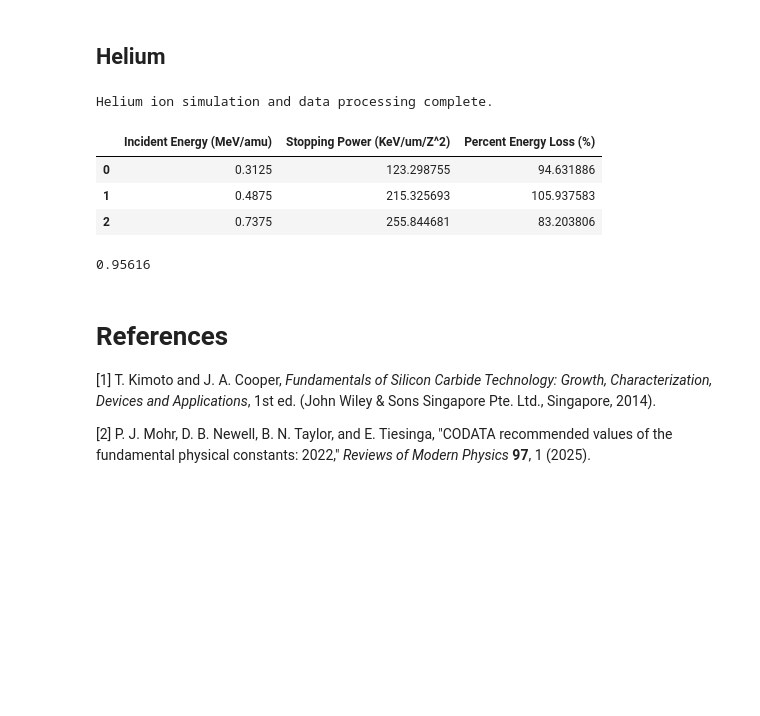
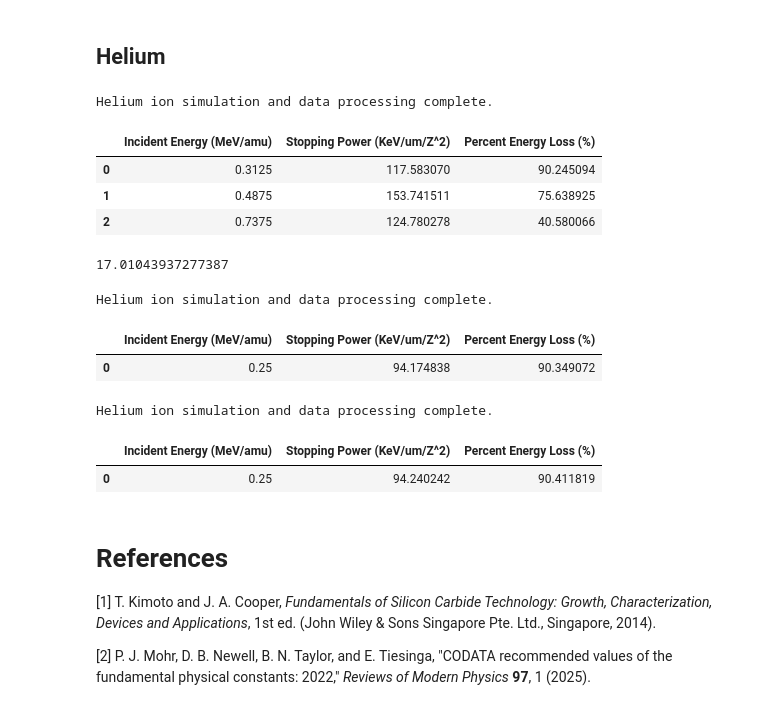
Before and after one commit to michaeldunnpro/mddunn-thesis, a Jupyter notebook: notebooks/sic_compare.ipynb, the cells around one changed output. Cells and saved outputs as stored; diff of their text form; code cells hidden in the pictures; blank space fills up the shorter version.

Commit message:
Overhauled material construction wrapper to accomodate materials with multiple elements. Fixed SiC stopping power notebook, looking more reasonable now. Will need to debug more.

```diff
--- a/notebooks/sic_compare.ipynb
+++ b/notebooks/sic_compare.ipynb
@@ -94,7 +110,8 @@ from diamond_simulations.bindings import (
     run_species_simulation,
 )
 
-sic = cfg.diamond
+sic = cfg.sic
+diamond = cfg.diamond
 hydrogen = cfg.hydrogen
 helium = cfg.helium
 lithium = cfg.lithium
@@ -110,40 +127,90 @@ energy_read_range = np.linspace(
     10001,
  )
 
-geometry_0d = build_geometry_0d(sic)
+geometry_0d = {
+    'length_unit': 'ANGSTROM',
+    # used to correct nonlocal stopping for known compound discrpancies
+    'electronic_stopping_correction_factor': 1.0,
+    # number densities of each species
+    'densities': [5.27e28/10**30, 5.27e28/10**30]
+}
 material_parameters = build_material_parameters(sic)
 # %% [markdown]
 ## Helium
 # %%
 Z = 2
 helium_energies = np.array([1.25/4, 1.95/4, 2.95/4])
 
 run_species_simulation(
     species=helium,
     energies_mev_per_amu=helium_energies,
-    output_filename="sic_he_stopping_powers.csv",
+    output_filename="sic_he_stoppingx_powers.csv",
     rustbca_dir=rustbca_dir,
     output_dir=output_dir,
     options=options,
     material_parameters=material_parameters,
     geometry_input=geometry_0d,
     run_sim=run_sim,
     mode=mode,
-    number_ions=number_ions,
-    angle_deg=50.0,
+    number_ions=100,
+    angle_deg= 50.0,
     energy_read_range=energy_read_range,
     clear_output=clear_output,
  )
 # %% [output]
 Helium ion simulation and data processing complete.
 |  | Incident Energy (MeV/amu) | Stopping Power (KeV/um/Z^2) | Percent Energy Loss (%) |
-| 0 | 0.3125 | 123.298755 | 94.631886 |
-| 1 | 0.4875 | 215.325693 | 105.937583 |
-| 2 | 0.7375 | 255.844681 | 83.203806 |
+| 0 | 0.3125 | 117.583070 | 90.245094 |
+| 1 | 0.4875 | 153.741511 | 75.638925 |
+| 2 | 0.7375 | 124.780278 | 40.580066 |
 # %%
-(124.5*2.4*4)/1250
+print(S_tot(7.0))
 # %% [output]
-0.95616
+17.01043937277387
+# %%
+helium_energies = np.array([0.25])
+
+run_species_simulation(
+    species=helium,
+    energies_mev_per_amu=helium_energies,
+    output_filename="sic_he_stopping_powers.csv",
+    rustbca_dir=rustbca_dir,
+    output_dir=output_dir,
+    options=options,
+    material_parameters=material_parameters,
+    geometry_input=geometry_0d,
+    run_sim=run_sim,
+    mode=mode,
+    number_ions=100,
+    angle_deg= 0.1,
+    energy_read_range=energy_read_range,
+    clear_output=clear_output,
+ )
+# %% [output]
+Helium ion simulation and data processing complete.
+|  | Incident Energy (MeV/amu) | Stopping Power (KeV/um/Z^2) | Percent Energy Loss (%) |
+| 0 | 0.25 | 94.174838 | 90.349072 |
+# %%
+run_species_simulation(
+    species=helium,
+    energies_mev_per_amu=helium_energies,
+    output_filename="sic_he_stopping_powers.csv",
+    rustbca_dir=rustbca_dir,
+    output_dir=output_dir,
+    options=options,
+    material_parameters=material_parameters,
+    geometry_input=geometry_0d,
+    run_sim=run_sim,
+    mode=mode,
+    number_ions=100,
+    angle_deg= 0.1,
+    energy_read_range=energy_read_range,
+    clear_output=clear_output,
+ )
+# %% [output]
+Helium ion simulation and data processing complete.
+|  | Incident Energy (MeV/amu) | Stopping Power (KeV/um/Z^2) | Percent Energy Loss (%) |
+| 0 | 0.25 | 94.240242 | 90.411819 |
 # %% [markdown]
 # References
 
```
Also changed, not shown: parts of 3 cells of this notebook, 10 other files.
